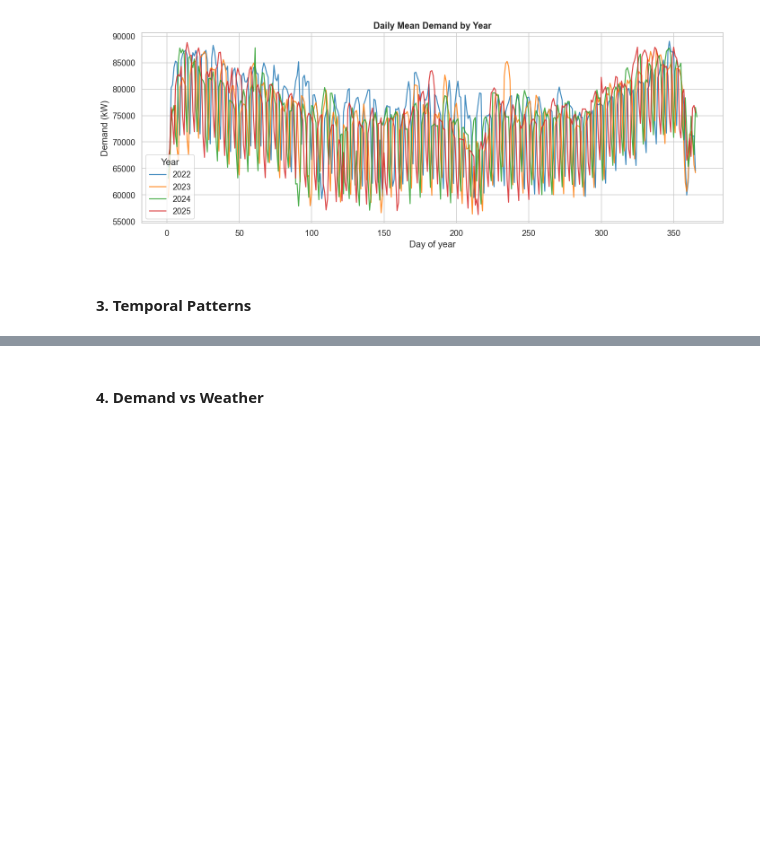
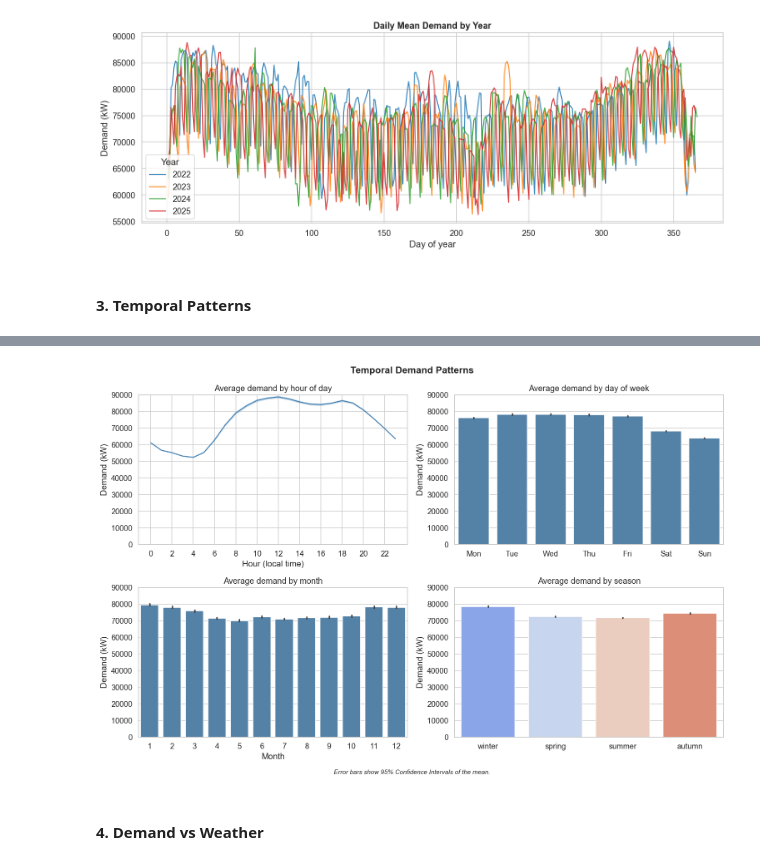
Before and after one commit to EllieTheAnalyst/ml1-electricity-demand-zurich, a Jupyter notebook: notebooks/01_eda.ipynb, the cells around one changed output, grey strips where cells are left out. Saved outputs shown, nothing was run; the diff lists cells and outputs as text; code cells hidden in the pictures; blank space fills up the shorter version.

```diff
--- a/notebooks/01_eda.ipynb
+++ b/notebooks/01_eda.ipynb
@@ -122,3 +104,54 @@ Passing `palette` without assigning `hue` is deprecated and will be removed in v
+# %%
+season_order = ['winter', 'spring', 'summer', 'autumn']
+day_labels   = ['Mon', 'Tue', 'Wed', 'Thu', 'Fri', 'Sat', 'Sun']
+Y_MIN, Y_MAX = 0, 90_000
+
+fig, axes = plt.subplots(2, 2, figsize=(14, 9))
+
+# by hour
+sns.lineplot(data=df, x='hour', y='demand', ax=axes[0, 0],
+             errorbar='ci', color='steelblue')
+axes[0, 0].set_title('Average demand by hour of day')
+axes[0, 0].set_xlabel('Hour (local time)')
+axes[0, 0].set_ylabel('Demand (kW)')
+axes[0, 0].set_xticks(range(0, 24, 2))
+axes[0, 0].set_ylim(Y_MIN, Y_MAX)
+
+# by day of week
+sns.barplot(data=df, x='dayofweek', y='demand', ax=axes[0, 1],
+            errorbar='ci', color='steelblue')
+axes[0, 1].set_xticks(range(7))
+axes[0, 1].set_xticklabels(day_labels)
+axes[0, 1].set_title('Average demand by day of week')
+axes[0, 1].set_xlabel('')
+axes[0, 1].set_ylabel('Demand (kW)')
+axes[0, 1].set_ylim(Y_MIN, Y_MAX)
+
+# by month
+sns.barplot(data=df, x='month', y='demand', ax=axes[1, 0],
+            errorbar='ci', color='steelblue')
+axes[1, 0].set_title('Average demand by month')
+axes[1, 0].set_xlabel('Month')
+axes[1, 0].set_ylabel('Demand (kW)')
+axes[1, 0].set_ylim(Y_MIN, Y_MAX)
+
+# by season
+sns.barplot(data=df, x='season', y='demand', order=season_order,
+            hue='season', legend=False,
+            ax=axes[1, 1], errorbar='ci', palette='coolwarm')
+axes[1, 1].set_title('Average demand by season')
+axes[1, 1].set_xlabel('')
+axes[1, 1].set_ylabel('Demand (kW)')
+axes[1, 1].set_ylim(Y_MIN, Y_MAX)
+
+fig.suptitle('Temporal Demand Patterns', fontsize=15, fontweight='bold')
+fig.text(0.5, -0.01, 'Error bars show 95% Confidence Intervals of the mean.',
+         ha='center', fontsize=10, style='italic')
+plt.tight_layout()
+plt.savefig('../outputs/figures/01_eda/01_03_temporal_patterns.png', bbox_inches='tight')
+plt.show()
+# %% [output]
+[figure, added]
 # %% [markdown]
 #### 4. Demand vs Weather
 # %%
```
Also changed, not shown: parts of 4 cells of this notebook, 15 other files.
